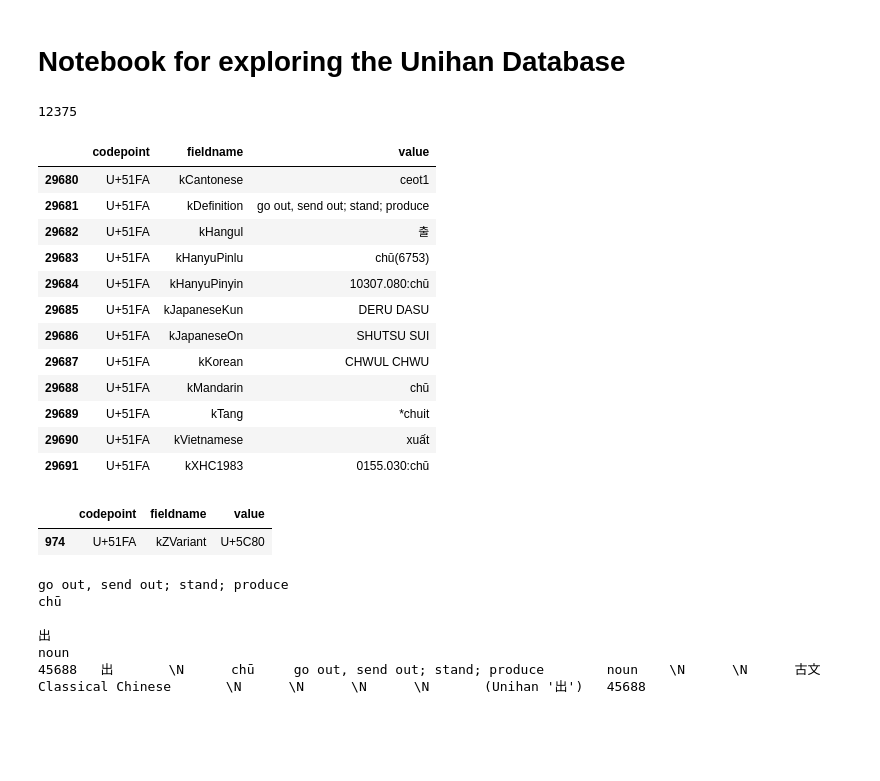
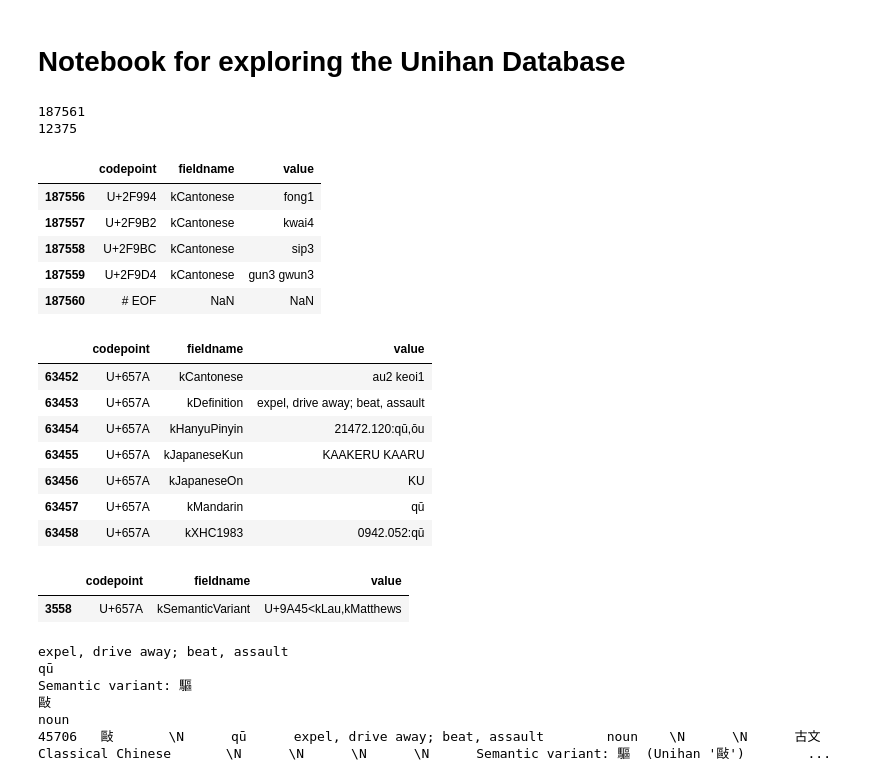
Before and after one commit to alexamies/chinesenotes.com, a Jupyter notebook: python/unihan.ipynb, the cells around one changed output. Cells and saved outputs as stored; diff of their text form; code cells hidden in the pictures; blank space fills up the shorter version.

Commit message:
Jupyter notebook for Unihan characters

```diff
--- a/python/unihan.ipynb
+++ b/python/unihan.ipynb
@@ -10,6 +10,7 @@ import numpy as np
 colnames = ['codepoint', 'fieldname', 'value']
 types = {'codepoint': np.string_, 'fieldname': np.string_, 'value': np.string_}
 readings = pd.read_table('../Unihan/Unihan_Readings.txt', names=colnames, dtype=types)
+readings.set_index("codepoint")
 print readings['codepoint'].count() # Number of rows
 
 # Load Unihan Variants table
@@ -17,33 +18,37 @@ colnames = ['codepoint', 'fieldname', 'value']
 types = {'codepoint': np.string_, 'fieldname': np.string_, 'value': np.string_}
 variants = pd.read_table('../Unihan/Unihan_Variants.txt', names=colnames, dtype=types)
 print variants['codepoint'].count() # Number of rows
+
+readings.tail()
 # %% [output]
+187561
 12375
+|  | codepoint | fieldname | value |
+| 187556 | U+2F994 | kCantonese | fong1 |
+| 187557 | U+2F9B2 | kCantonese | kwai4 |
+| 187558 | U+2F9BC | kCantonese | sip3 |
+| 187559 | U+2F9D4 | kCantonese | gun3 gwun3 |
+| 187560 | # EOF | NaN | NaN |
 # %%
-chinese = u'出'
+chinese = u'敺'
 cp = 'U+' + hex(ord(chinese)).replace('0x', '').upper()
 chineseDf = readings[readings.codepoint == cp]
 chineseDf
 # %% [output]
 |  | codepoint | fieldname | value |
-| 29680 | U+51FA | kCantonese | ceot1 |
-| 29681 | U+51FA | kDefinition | go out, send out; stand; produce |
-| 29682 | U+51FA | kHangul | 출 |
-| 29683 | U+51FA | kHanyuPinlu | chū(6753) |
-| 29684 | U+51FA | kHanyuPinyin | 10307.080:chū |
-| 29685 | U+51FA | kJapaneseKun | DERU DASU |
-| 29686 | U+51FA | kJapaneseOn | SHUTSU SUI |
-| 29687 | U+51FA | kKorean | CHWUL CHWU |
-| 29688 | U+51FA | kMandarin | chū |
-| 29689 | U+51FA | kTang | *chuit |
-| 29690 | U+51FA | kVietnamese | xuất |
-| 29691 | U+51FA | kXHC1983 | 0155.030:chū |
+| 63452 | U+657A | kCantonese | au2 keoi1 |
+| 63453 | U+657A | kDefinition | expel, drive away; beat, assault |
+| 63454 | U+657A | kHanyuPinyin | 21472.120:qū,ōu |
+| 63455 | U+657A | kJapaneseKun | KAAKERU KAARU |
+| 63456 | U+657A | kJapaneseOn | KU |
+| 63457 | U+657A | kMandarin | qū |
+| 63458 | U+657A | kXHC1983 | 0942.052:qū |
 # %%
 variantsDf = variants[variants.codepoint == cp]
 variantsDf
 # %% [output]
 |  | codepoint | fieldname | value |
-| 974 | U+51FA | kZVariant | U+5C80 |
+| 3558 | U+657A | kSemanticVariant | U+9A45<kLau,kMatthews |
 # %%
 english = "\\N"
 englishDF = chineseDf[chineseDf.fieldname == 'kDefinition']['value']
@@ -80,15 +85,15 @@ if english != "\\N":
     grammar = "noun"
 print grammar
 
-luid = 45688
+luid = 45706
 notes = "%s (Unihan '%s')" % (notes, chinese)
 domain = u"古文\tClassical Chinese"
 print u"%d\t%s\t%s\t%s\t%s\t%s\t\\N\t\\N\t%s\t\\N\t\\N\t\\N\t\\N\t%s\t%d" % (
     luid, simplified, traditional, pinyin, english, grammar, domain, notes, luid)
 # %% [output]
-go out, send out; stand; produce
-chū
-
-出
+expel, drive away; beat, assault
+qū
+Semantic variant: 驅
+敺
 noun
-45688   出       \N      chū     go out, send out; stand; produce        noun    \N      \N      古文      Classical Chinese       \N      \N      \N      \N       (Unihan '出')   45688
+45706   敺       \N      qū      expel, drive away; beat, assault        noun    \N      \N      古文      Classical Chinese       \N      \N      \N      \N      Semantic variant: 驅  (Unihan '敺')        ...
```
Also changed, not shown: parts of 8 cells of this notebook.
